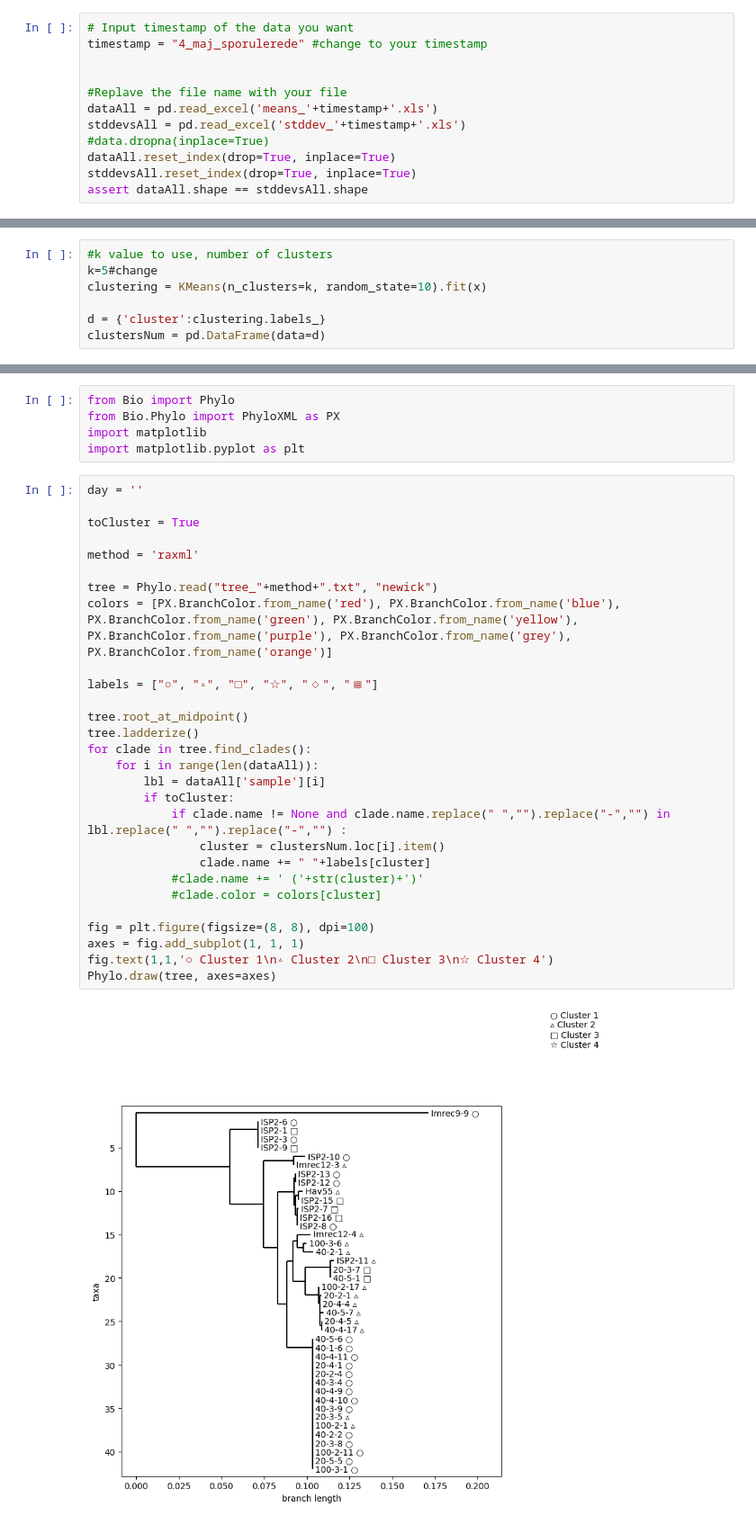
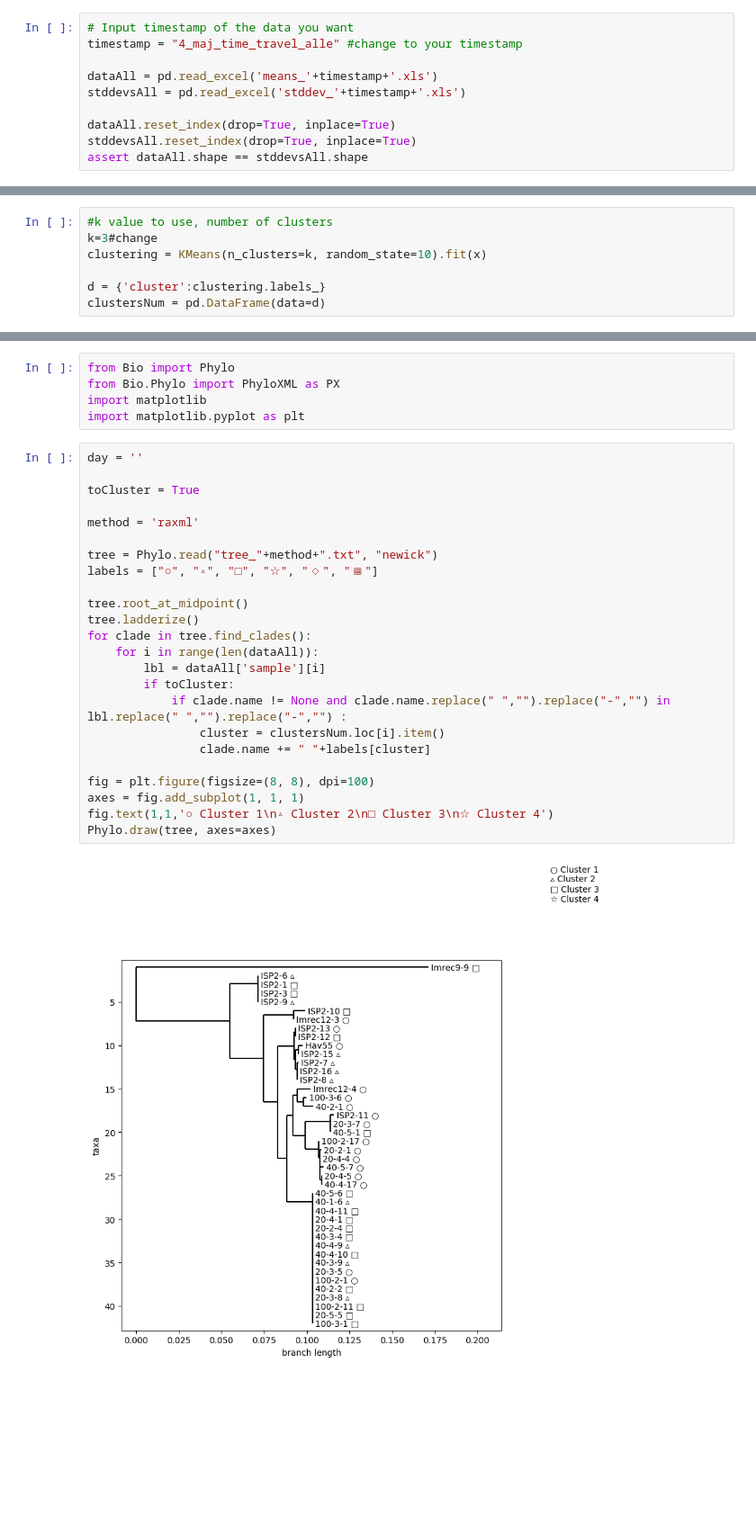
Before and after one commit to tizianasvenningsen/ActinoLibrary, a Jupyter notebook: Analysescript.ipynb, the cells around one changed output, grey strips where cells are left out. Shown: that part at 90% size. Drawn from its saved outputs; the diff is of its cells as text; blank space fills up the shorter version.

```diff
--- a/Analysescript.ipynb
+++ b/Analysescript.ipynb
@@ -127,13 +134,11 @@ def scatterPlots():
 # Getting your data
 # %%
 # Input timestamp of the data you want
-timestamp = "4_maj_sporulerede" #change to your timestamp
+timestamp = "4_maj_time_travel_alle" #change to your timestamp
 
-
-#Replave the file name with your file
 dataAll = pd.read_excel('means_'+timestamp+'.xls')
 stddevsAll = pd.read_excel('stddev_'+timestamp+'.xls')
-#data.dropna(inplace=True)
+
 dataAll.reset_index(drop=True, inplace=True)
 stddevsAll.reset_index(drop=True, inplace=True)
 assert dataAll.shape == stddevsAll.shape
@@ -210,7 +215,7 @@ plt.errorbar(n_clusters, davies_values.mean(axis=0), yerr=davies_values.std(axis
 # Clustering
 # %%
 #k value to use, number of clusters
-k=5#change
+k=3#change
 clustering = KMeans(n_clusters=k, random_state=10).fit(x)
 
 d = {'cluster':clustering.labels_}
@@ -425,30 +421,26 @@ import matplotlib.pyplot as plt
 # %%
 day = ''
 
 toCluster = True
 
 method = 'raxml'
 
 tree = Phylo.read("tree_"+method+".txt", "newick")
-colors = [PX.BranchColor.from_name('red'), PX.BranchColor.from_name('blue'), PX.BranchColor.from_name('green'), PX.BranchColor.from_name('yellow'), PX.BranchColor.from_name('purple'), PX.BranchColor.from_name('grey'), PX.BranchColor.from_name('orange')]
-
 labels = ["○", "▵", "□", "☆", "◇", "▦"]
 
 tree.root_at_midpoint()
 tree.ladderize()
 for clade in tree.find_clades():
     for i in range(len(dataAll)):
         lbl = dataAll['sample'][i]
         if toCluster:
             if clade.name != None and clade.name.replace(" ","").replace("-","") in lbl.replace(" ","").replace("-","") :
                 cluster = clustersNum.loc[i].item()
                 clade.name += " "+labels[cluster]
-            #clade.name += ' ('+str(cluster)+')'
-            #clade.color = colors[cluster]
 
 fig = plt.figure(figsize=(8, 8), dpi=100)
 axes = fig.add_subplot(1, 1, 1)
 fig.text(1,1,'○ Cluster 1\n▵ Cluster 2\n□ Cluster 3\n☆ Cluster 4')
 Phylo.draw(tree, axes=axes)
 # %% [output]
-[figure, old version]
+[figure, new version]
```
Also changed, not shown: parts of 12 cells of this notebook, 4 other files.
